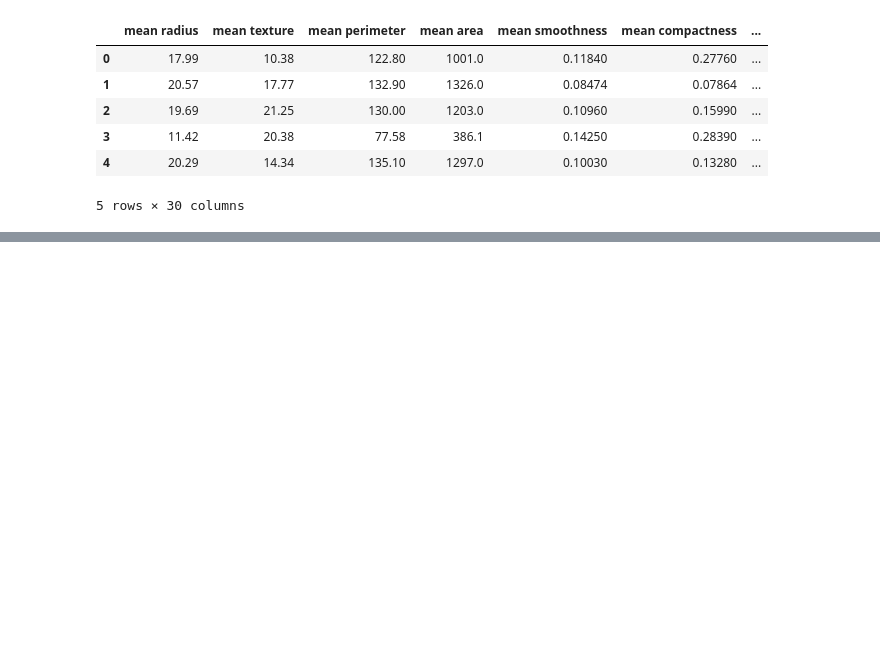
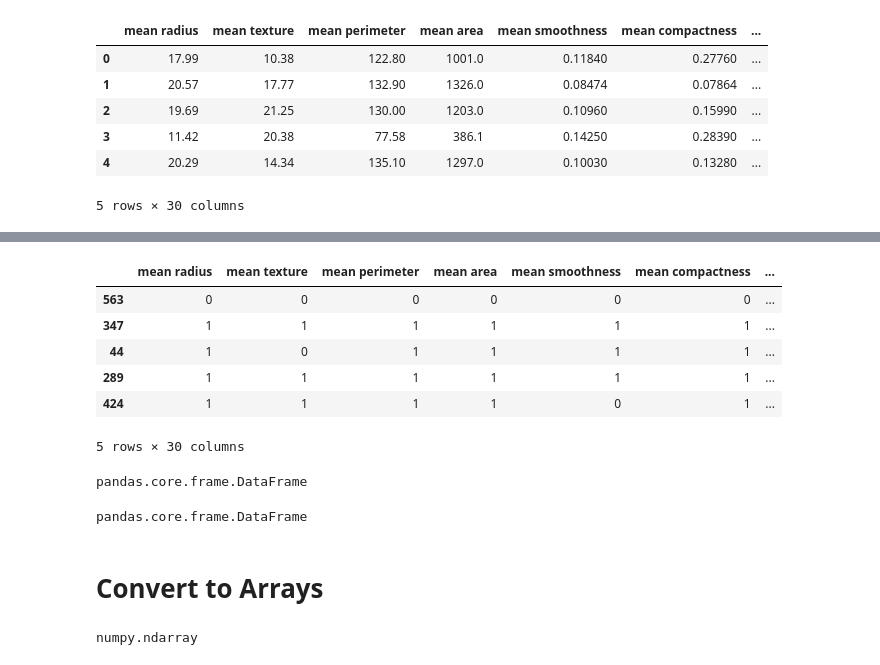
Before and after one commit to sarry971/ML, a Jupyter notebook: lab 3-implementation of trivial model.ipynb, the cells around one changed output, grey strips where cells are left out. Cells and saved outputs as stored; diff of their text form; code cells hidden in the pictures; blank space fills up the shorter version.

```diff
--- a/lab 3-implementation of trivial model.ipynb
+++ b/lab 3-implementation of trivial model.ipynb
@@ -105,0 +169,20 @@ print(X_train.shape, Y_train.shape, X_test.shape, Y_test.shape)
+# %%
+X_binarized_test.head()
+# %% [output]
+|  | mean radius | mean texture | mean perimeter | mean area | mean smoothness | mean compactness | ... |
+| 563 | 0 | 0 | 0 | 0 | 0 | 0 | ... |
+| 347 | 1 | 1 | 1 | 1 | 1 | 1 | ... |
+| 44 | 1 | 0 | 1 | 1 | 1 | 1 | ... |
+| 289 | 1 | 1 | 1 | 1 | 1 | 1 | ... |
+| 424 | 1 | 1 | 1 | 1 | 0 | 1 | ... |
+5 rows × 30 columns
+# %%
+type(X_binarized_train)
+# %% [output]
+pandas.core.frame.DataFrame
+# %%
+type(X_binarized_test)
+# %% [output]
+pandas.core.frame.DataFrame
+# %% [markdown]
+# Convert to Arrays
@@ -105,0 +192,4 @@ print(X_train.shape, Y_train.shape, X_test.shape, Y_test.shape)
+# %%
+type(X_binarized_train)
+# %% [output]
+numpy.ndarray
```
Also changed, not shown: parts of 15 cells of this notebook.
